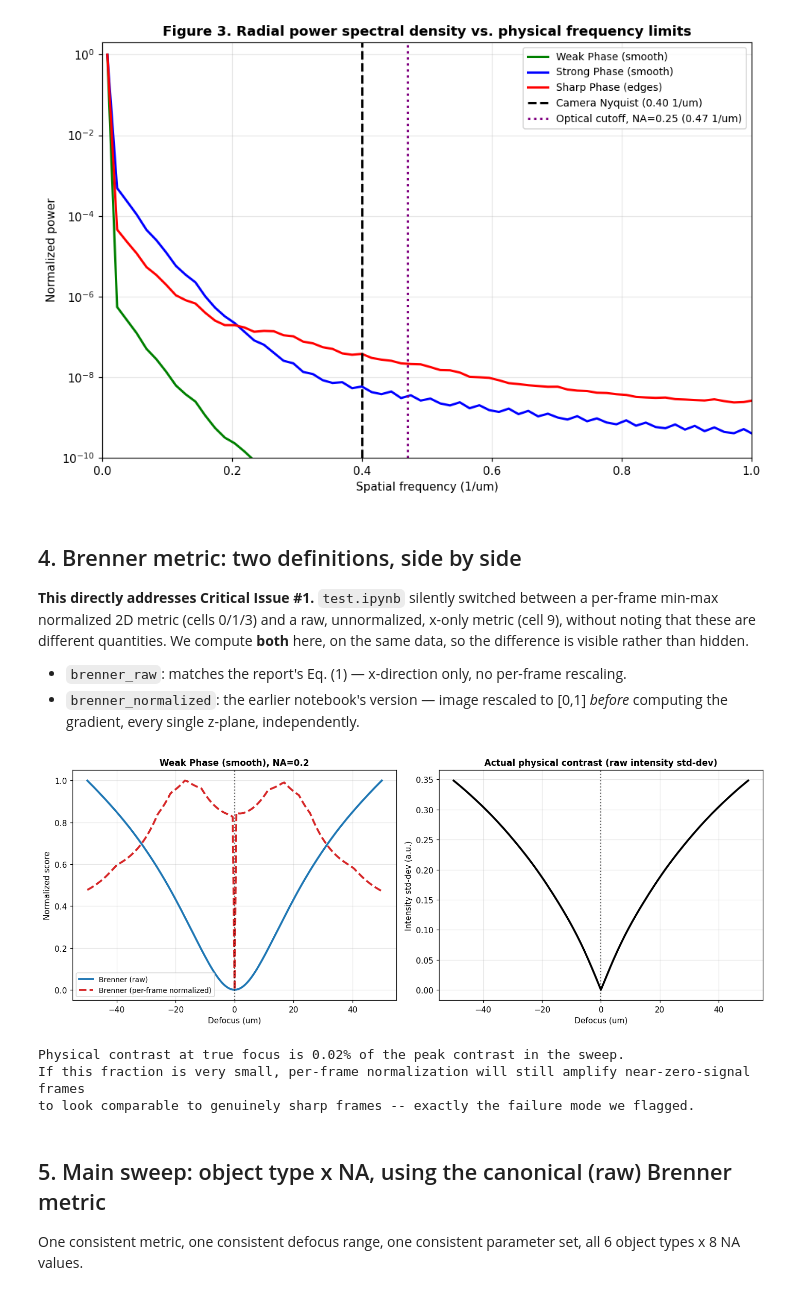
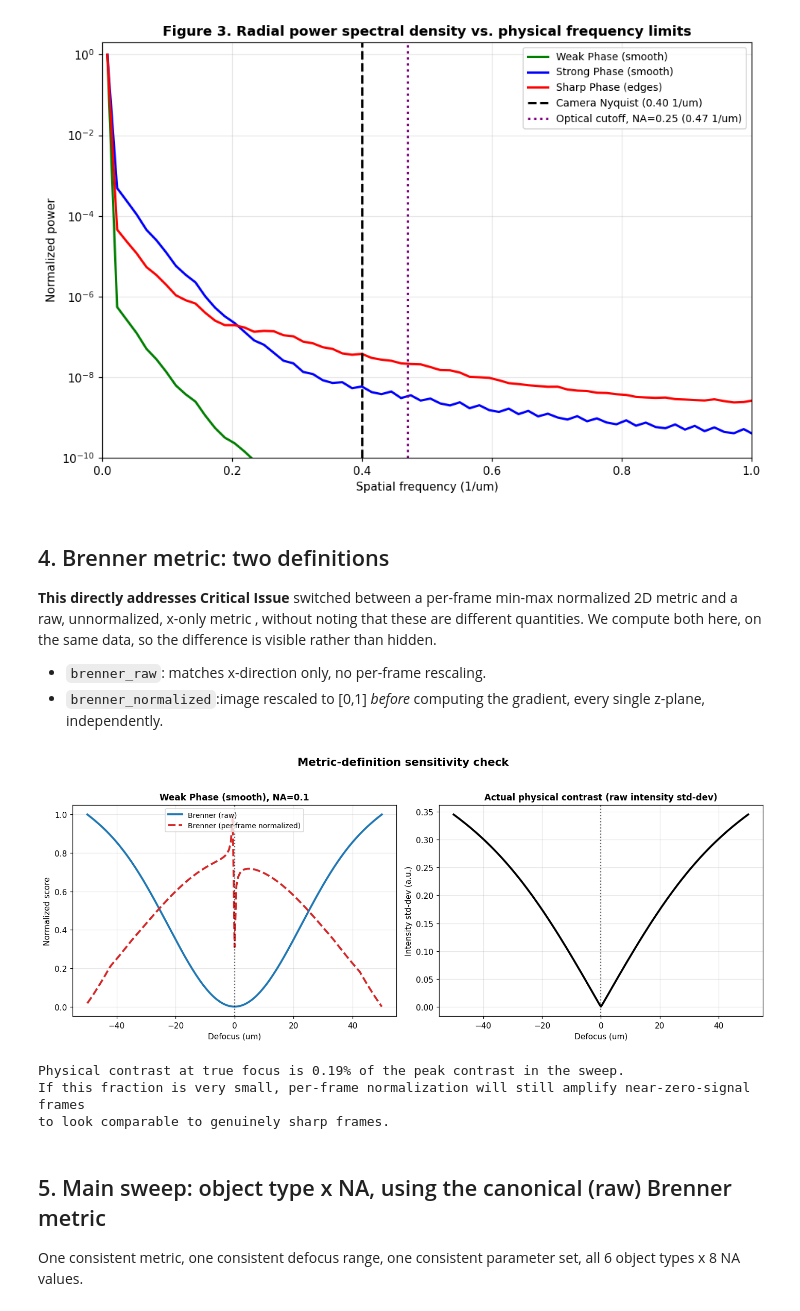
Before and after one commit to Gaurang8440/Fourier_Ptychography_Microscopy, a Jupyter notebook: Brenner framework/Reports/Primary work/FPM_Brenner_Consolidated_Analysis.ipynb, the cells around one changed output. Saved outputs shown, nothing was run; the diff lists cells and outputs as text; code cells hidden in the pictures.

```diff
--- a/Brenner framework/Reports/Primary work/FPM_Brenner_Consolidated_Analysis.ipynb
+++ b/Brenner framework/Reports/Primary work/FPM_Brenner_Consolidated_Analysis.ipynb
@@ -65,7 +61,7 @@ def make_objects(N):
     img_phase_raw = transform.resize(data.moon(), (N, N), anti_aliasing=True)
     img_phase_smooth = gaussian_filter(img_phase_raw, sigma=4)
     img_phase_smooth = img_phase_smooth / np.max(img_phase_smooth)
-    img_phase_sharp = img_phase_raw / np.max(img_phase_raw)
+    .
 
     objects = {
         "Pure Amplitude":            img_amp * np.exp(1j * np.zeros_like(img_amp)),
@@ -86,12 +82,12 @@ for i, (name, obj) in enumerate(objects_hr.items()):
     axes[0, i].imshow(np.abs(obj), cmap='gray', vmin=0, vmax=1.05)
     axes[0, i].set_title(name, fontsize=10, fontweight='bold')
     axes[0, i].axis('off')
-    im = axes[1, i].imshow(np.angle(obj), cmap='twilight')
+    im = axes[1, i].imshow(np.angle(obj), cmap='viridis')#viridis, jet, gray, twilight
     axes[1, i].axis('off')
 axes[0, 0].set_ylabel("Amplitude", fontsize=11)
 axes[1, 0].set_ylabel("Phase", fontsize=11)
-fig.suptitle("Figure 1. Test object bank: amplitude (top) and phase (bottom)", fontsize=14, fontweight='bold')
+fig.suptitle("Test objects: amplitude (top) and phase (bottom)", fontsize=14, fontweight='bold')
 plt.tight_layout()
-plt.savefig("figs/fig1_test_objects.png", dpi=150, bbox_inches='tight')
+plt.savefig("figs/fig_test_objects.png", dpi=150, bbox_inches='tight')
 plt.show()
 # %% [output]
@@ -219,23 +212,23 @@ plt.show()
 # %% [output]
 [figure]
 # %% [markdown]
-## 4. Brenner metric: two definitions, side by side
+## 4. Brenner metric: two definitions
 
-**This directly addresses Critical Issue #1.** `test.ipynb` silently switched between a
-per-frame min-max normalized 2D metric (cells 0/1/3) and a raw, unnormalized, x-only metric
-(cell 9), without noting that these are different quantities. We compute **both** here, on the
+**This directly addresses Critical Issue** switched between a
+per-frame min-max normalized 2D metric and a raw, unnormalized, x-only metric
+, without noting that these are different quantities. We compute both here, on the
 same data, so the difference is visible rather than hidden.
 
-- `brenner_raw`: matches the report's Eq. (1) — x-direction only, no per-frame rescaling.
-- `brenner_normalized`: the earlier notebook's version — image rescaled to [0,1] *before* computing
+- `brenner_raw`: matches x-direction only, no per-frame rescaling.
+- `brenner_normalized`:image rescaled to [0,1] *before* computing
   the gradient, every single z-plane, independently.
 # %%
 def brenner_raw(image):
-    """Unnormalized, x-direction only -- matches the report's Eq. (1)."""
+    """Unnormalized, x-direction only"""
     return np.sum((image[2:, :] - image[:-2, :]) ** 2)
 
 def brenner_normalized_per_frame(image):
-    """Per-frame min-max normalized, both directions -- matches test.ipynb cells 0/1/3."""
+    """Per-frame min-max normalized, both directions"""
     img_norm = (image - np.min(image)) / (np.max(image) - np.min(image) + 1e-8)
     dx = np.sum((img_norm[2:, :] - img_norm[:-2, :]) ** 2)
     dy = np.sum((img_norm[:, 2:] - img_norm[:, :-2]) ** 2)
@@ -246,43 +239,43 @@ def sweep_metric(stack, metric_fn):
     return (scores - scores.min()) / (scores.max() - scores.min() + 1e-8)
 
 demo_name = "Weak Phase (smooth)"
-demo_NA = 0.20
+demo_NA = 0.10
 stack_demo = propagate_stack(objects_hr[demo_name], demo_NA, Z_ARRAY_UM)
 
 raw_curve = sweep_metric(stack_demo, brenner_raw)
 norm_curve = sweep_metric(stack_demo, brenner_normalized_per_frame)
 
 # Also track the *actual physical contrast* (raw, un-rescaled std-dev) to show what normalization hides
 true_contrast = np.array([frame.std() for frame in stack_demo])
 
 fig, axes = plt.subplots(1, 2, figsize=(13, 5))
 axes[0].plot(Z_ARRAY_UM, raw_curve, label="Brenner (raw)", color='tab:blue', lw=2.5)
 axes[0].plot(Z_ARRAY_UM, norm_curve, label="Brenner (per-frame normalized)", color='tab:red', lw=2.5, ls='--')
 axes[0].axvline(0, color='k', ls=':', alpha=0.6)
 axes[0].set_title(f"{demo_name}, NA={demo_NA}", fontsize=11, fontweight='bold')
 axes[0].set_xlabel("Defocus (um)"); axes[0].set_ylabel("Normalized score")
 axes[0].legend(fontsize=9); axes[0].grid(alpha=0.3)
 
 axes[1].plot(Z_ARRAY_UM, true_contrast, color='black', lw=2.5)
 axes[1].axvline(0, color='k', ls=':', alpha=0.6)
 axes[1].set_title("Actual physical contrast (raw intensity std-dev)", fontsize=11, fontweight='bold')
 axes[1].set_xlabel("Defocus (um)"); axes[1].set_ylabel("Intensity std-dev (a.u.)")
 axes[1].grid(alpha=0.3)
 
-#fig.suptitle("Figure 4. Metric-definition sensitivity check", fontsize=14, fontweight='bold', y=1.03)
+fig.suptitle("Metric-definition sensitivity check", fontsize=14, fontweight='bold', y=1.03)
 plt.tight_layout()
-plt.savefig("fig4_metric_definition_check.png", dpi=300, bbox_inches='tight')
+plt.savefig("fig_metric_definition_check.png", dpi=300, bbox_inches='tight')
 plt.show()
 
 focus_true_contrast = true_contrast[len(Z_ARRAY_UM)//2] / true_contrast.max()
 print(f"Physical contrast at true focus is {focus_true_contrast*100:.2f}% of the peak contrast in the sweep.")
 print("If this fraction is very small, per-frame normalization will still amplify near-zero-signal frames")
-print("to look comparable to genuinely sharp frames -- exactly the failure mode we flagged.")
+print("to look comparable to genuinely sharp frames.")
 # %% [output]
-[figure, old version]
+[figure, new version]
-Physical contrast at true focus is 0.02% of the peak contrast in the sweep.
+Physical contrast at true focus is 0.19% of the peak contrast in the sweep.
 If this fraction is very small, per-frame normalization will still amplify near-zero-signal frames
-to look comparable to genuinely sharp frames -- exactly the failure mode we flagged.
+to look comparable to genuinely sharp frames.
 # %% [markdown]
 ## 5. Main sweep: object type x NA, using the canonical (raw) Brenner metric
 
```
Also changed, not shown: parts of 17 cells of this notebook, 27 other files.
